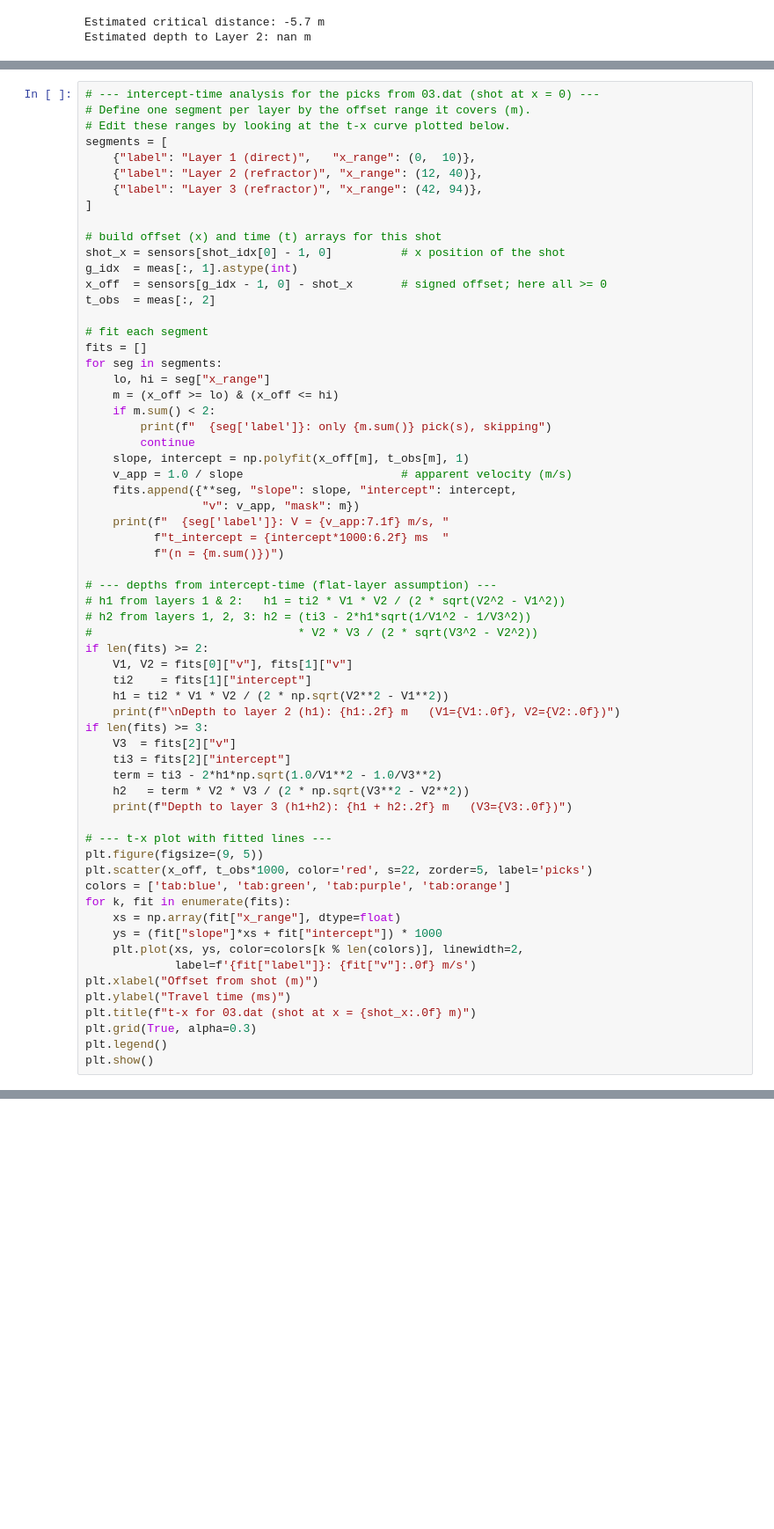
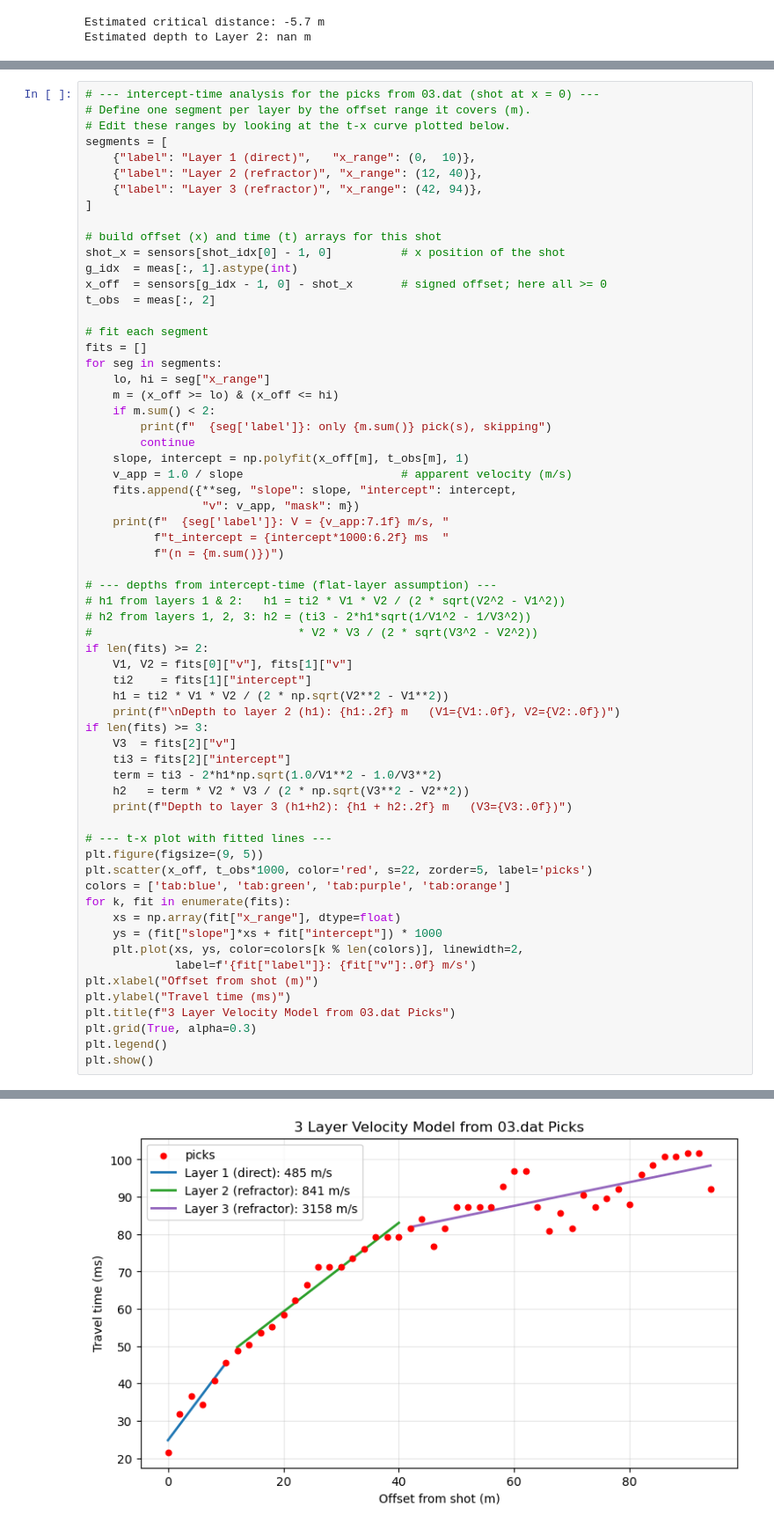
Before and after one commit to rrdickinson/2026_field_session_travertine, a Jupyter notebook: Howelsen_Hill/Code/group3_wiggles.ipynb, the cells around one changed output, grey strips where cells are left out. Shown at 88% size. Saved outputs shown, nothing was run; the diff lists cells and outputs as text; blank space fills up the shorter version.

```diff
--- a/Howelsen_Hill/Code/group3_wiggles.ipynb
+++ b/Howelsen_Hill/Code/group3_wiggles.ipynb
@@ -377,7 +402,8 @@ for k, fit in enumerate(fits):
              label=f'{fit["label"]}: {fit["v"]:.0f} m/s')
 plt.xlabel("Offset from shot (m)")
 plt.ylabel("Travel time (ms)")
-plt.title(f"t-x for 03.dat (shot at x = {shot_x:.0f} m)")
+plt.title(f"3 Layer Velocity Model from 03.dat Picks")
 plt.grid(True, alpha=0.3)
 plt.legend()
 plt.show()
+# %% [output]
@@ -383,0 +416 @@ plt.show()
+[figure, added]
```
Also changed, not shown: parts of 13 cells of this notebook, 8 other files.
